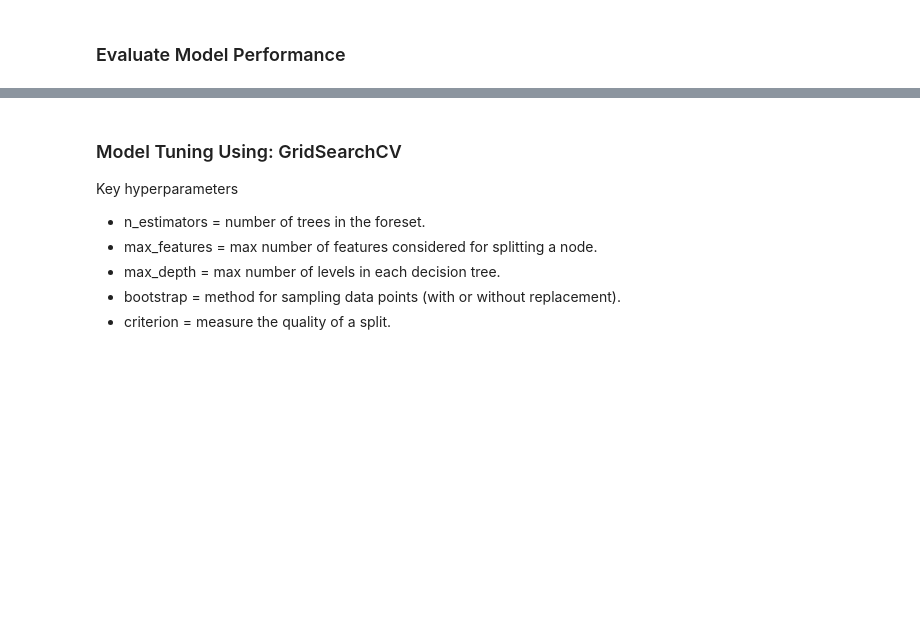
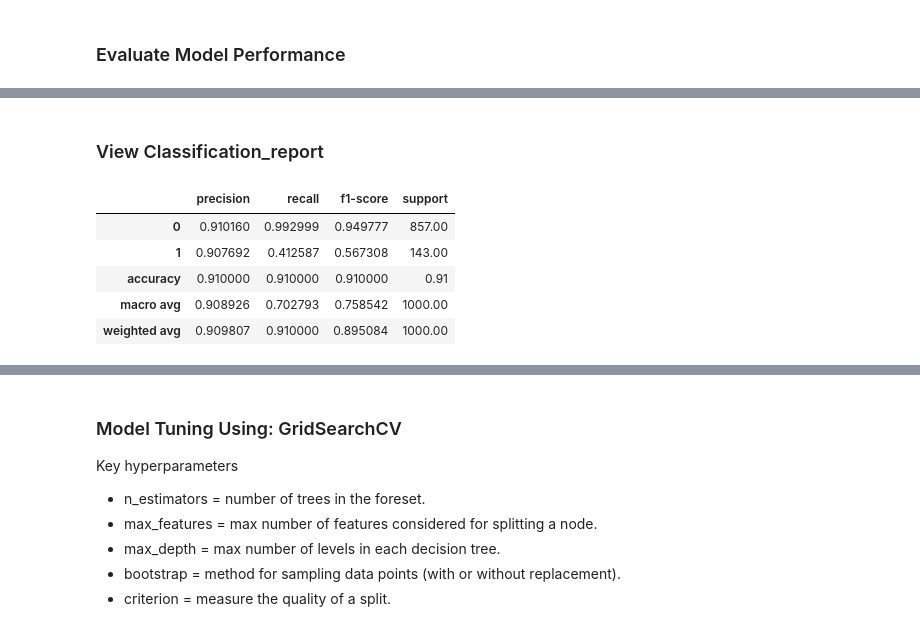
Before and after one commit to BitterScientist/bitterscientist.com, a Jupyter notebook: folders/ds_blogs/projects/customer_churn/customer_churn.ipynb, the cells around one changed output, grey strips where cells are left out. Drawn from its saved outputs; the diff is of its cells as text; code cells hidden in the pictures; blank space fills up the shorter version.

```diff
--- a/folders/ds_blogs/projects/customer_churn/customer_churn.ipynb
+++ b/folders/ds_blogs/projects/customer_churn/customer_churn.ipynb
@@ -253,0 +282,15 @@ plt.show()
+# %% [markdown]
+### View Classification_report
+# %%
+# Prepare a classification report for tuned model
+untuned_report = classification_report(y_test, y_pred, output_dict=True)
+
+untuned_cr_df = pd.DataFrame(untuned_report).transpose()
+untuned_cr_df
+# %% [output]
+|  | precision | recall | f1-score | support |
+| 0 | 0.910160 | 0.992999 | 0.949777 | 857.00 |
+| 1 | 0.907692 | 0.412587 | 0.567308 | 143.00 |
+| accuracy | 0.910000 | 0.910000 | 0.910000 | 0.91 |
+| macro avg | 0.908926 | 0.702793 | 0.758542 | 1000.00 |
+| weighted avg | 0.909807 | 0.910000 | 0.895084 | 1000.00 |
```
Also changed, not shown: parts of 40 cells of this notebook, 24 other files.
